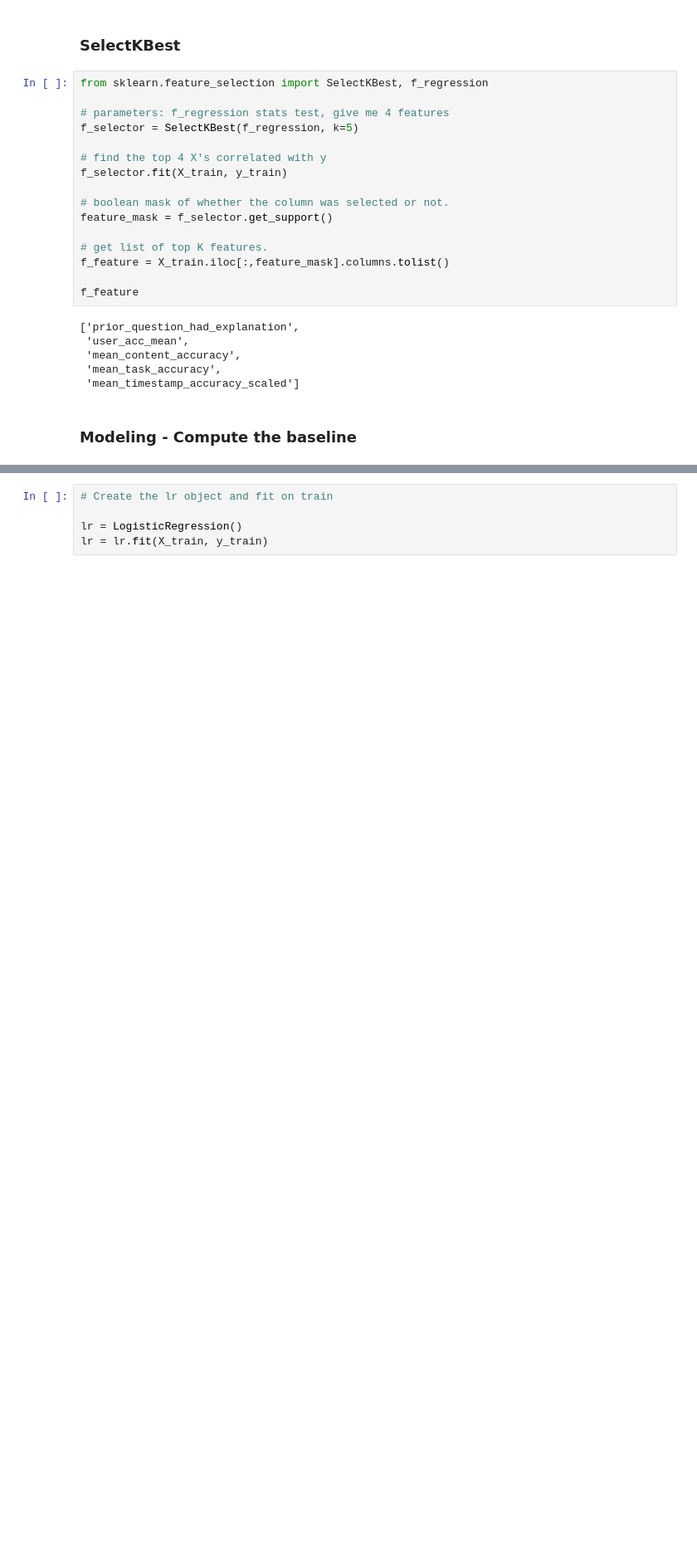
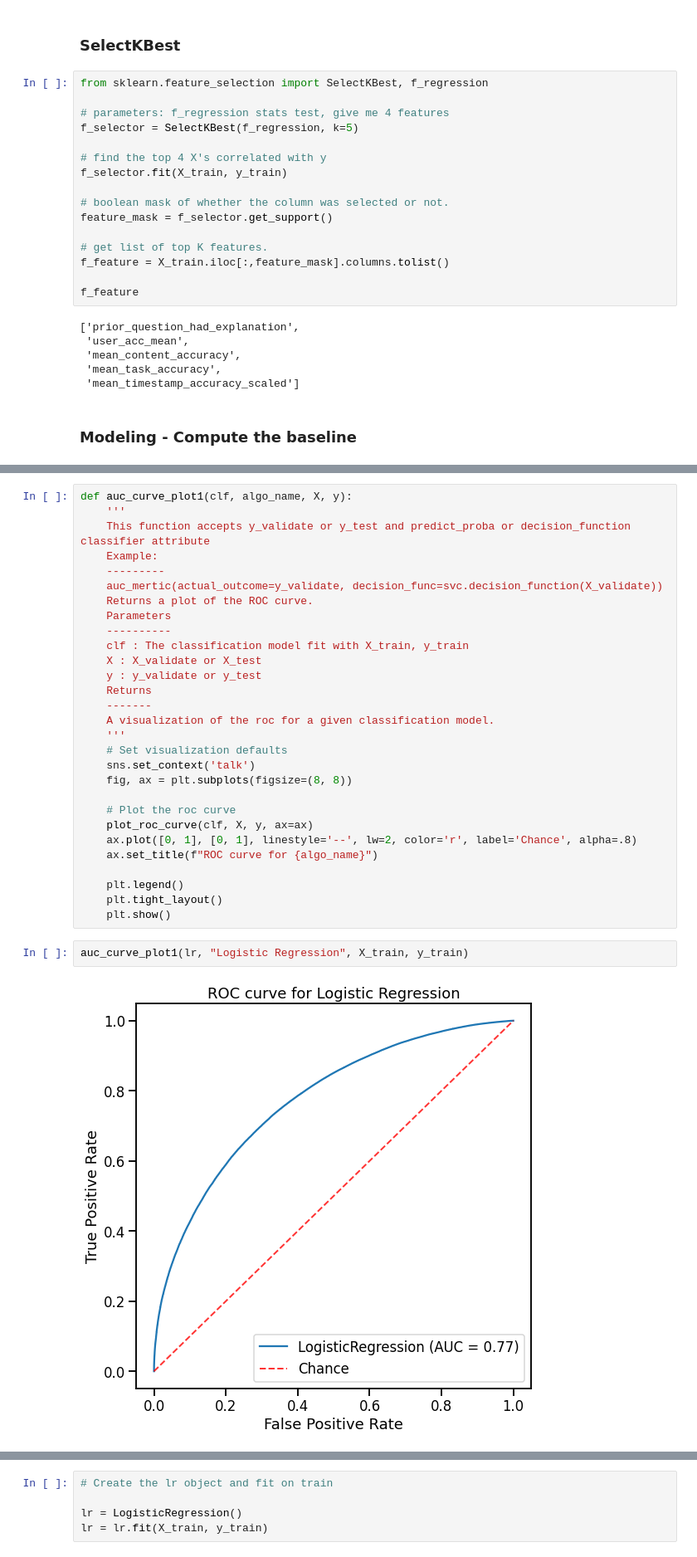
Before and after one commit to Riiid-Team/AI-Learning, a Jupyter notebook: MVP-Shi2.ipynb, the cells around one changed output, grey strips where cells are left out. Shown: that part at 83% size. Saved outputs shown, nothing was run; the diff lists cells and outputs as text; blank space fills up the shorter version.

```diff
--- a/MVP-Shi2.ipynb
+++ b/MVP-Shi2.ipynb
@@ -347,0 +350,33 @@ def auc_curve_plot(clf, X, y):
+# %%
+def auc_curve_plot1(clf, algo_name, X, y):
+    '''
+    This function accepts y_validate or y_test and predict_proba or decision_function classifier attribute
+    Example:
+    ---------
+    auc_mertic(actual_outcome=y_validate, decision_func=svc.decision_function(X_validate))
+    Returns a plot of the ROC curve.
+    Parameters
+    ----------
+    clf : The classification model fit with X_train, y_train
+    X : X_validate or X_test
+    y : y_validate or y_test
+    Returns
+    -------
+    A visualization of the roc for a given classification model.
+    '''
+    # Set visualization defaults
+    sns.set_context('talk')
+    fig, ax = plt.subplots(figsize=(8, 8))
+
+    # Plot the roc curve
+    plot_roc_curve(clf, X, y, ax=ax)
+    ax.plot([0, 1], [0, 1], linestyle='--', lw=2, color='r', label='Chance', alpha=.8)
+    ax.set_title(f"ROC curve for {algo_name}")
+
+    plt.legend()
+    plt.tight_layout()
+    plt.show()
+# %%
+auc_curve_plot1(lr, "Logistic Regression", X_train, y_train)
+# %% [output]
+[figure, added]
```
Also changed, not shown: parts of 62 cells of this notebook.
